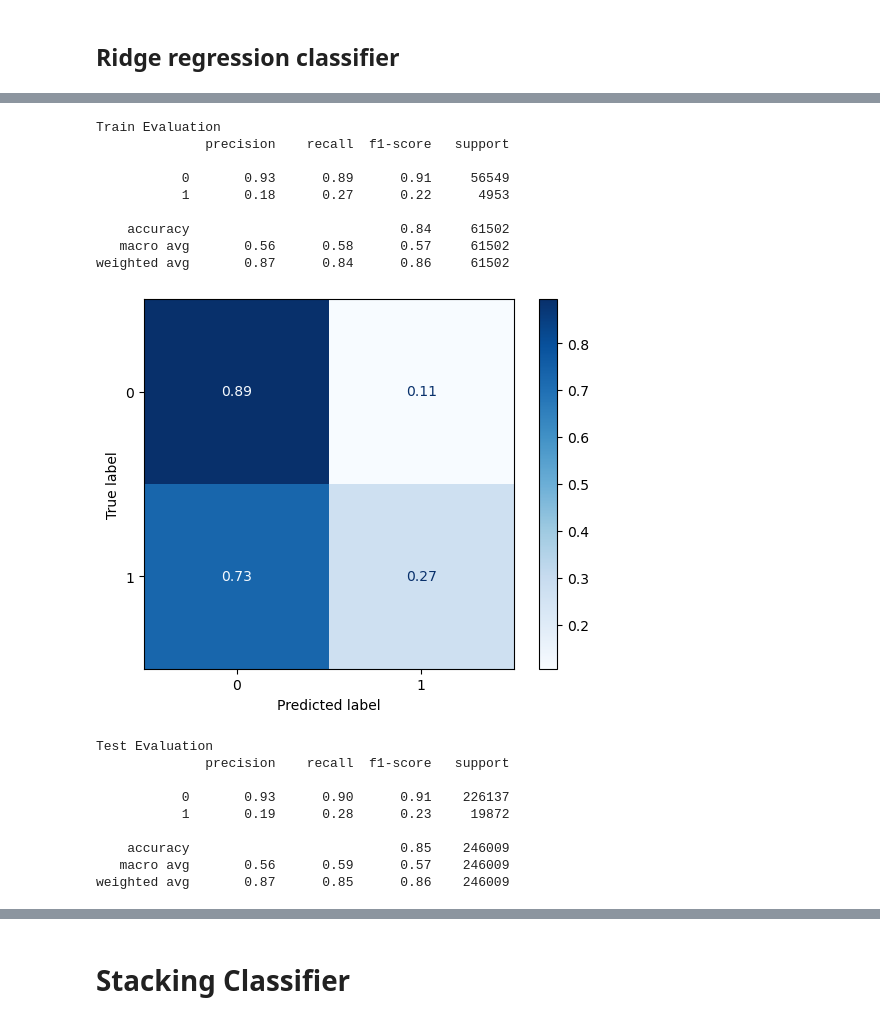
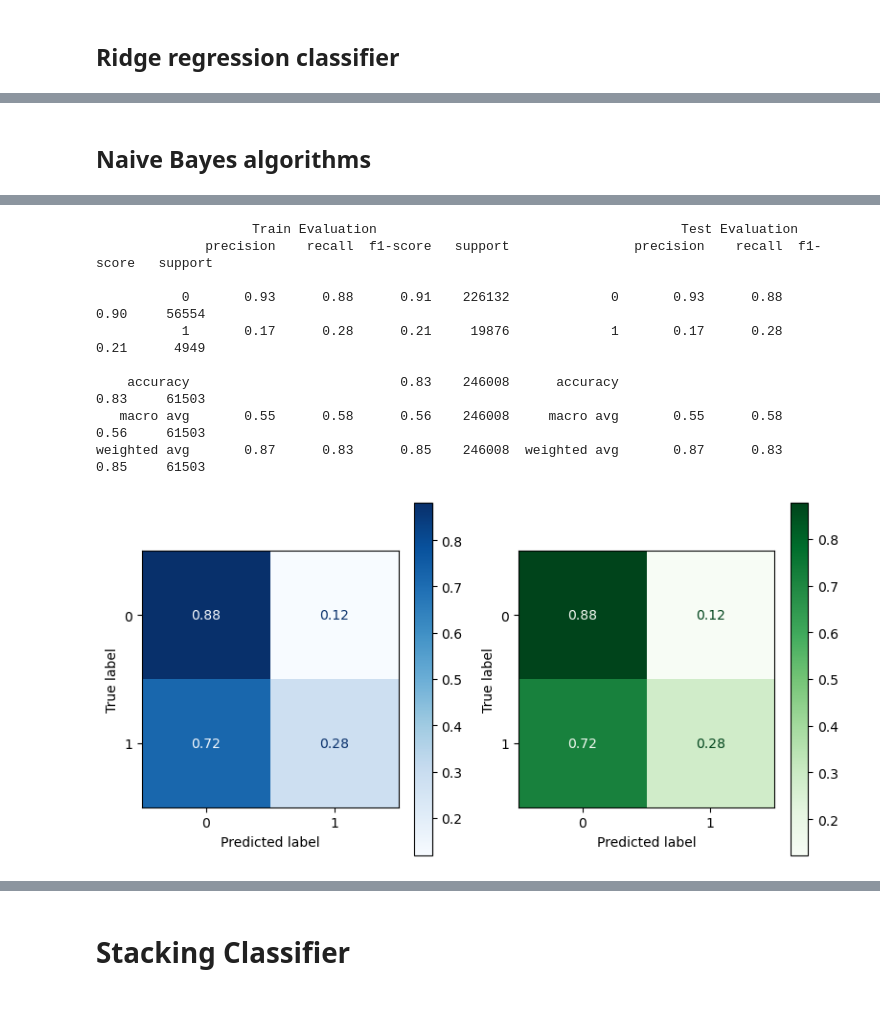
Before and after one commit to bkusuma/home-credit-default-risk, a Jupyter notebook: kaggle/working/02_Modelling.ipynb, the cells around one changed output, grey strips where cells are left out. Drawn from its saved outputs; the diff is of its cells as text; code cells hidden in the pictures.

Commit message:
modelling ready to run

```diff
--- a/kaggle/working/02_Modelling.ipynb
+++ b/kaggle/working/02_Modelling.ipynb
@@ -307,11 +299,8 @@ roc_auc_score(y_test, ridge_cv_pipe.predict(X_test))
 # %%
-hgb = HistGradientBoostingClassifier(scoring="roc_auc", random_state=42, class_weight="balanced")
-hgb_pipe = make_pipeline(preprocessor, StandardScaler(), hgb).fit(X_train, y_train)
+hgb = HistGradientBoostingClassifier(scoring="roc_auc", random_state=42, class_weight="balanced").fit(X_train, y_train)
 
-hgb_results = eval_classification(hgb_pipe, X_train, y_train, X_test, y_test,
+hgb_results = eval_classification(hgb, X_train, y_train, X_test, y_test,
                                   model_name="Histogram-based Gradient Boosting Classification Tree", results_frame=rf_cv_results)
-
-hgb_results
 # %% [output]
 Train Evaluation
               precision    recall  f1-score   support
@@ -346,11 +337,8 @@ weighted avg       0.89      0.72      0.78    246009
 # %%
-xgb = XGBClassifier()
-xgb_pipe = make_pipeline(preprocessor, StandardScaler(), xgb).fit(X_train, y_train)
+xgb = XGBClassifier().fit(X_train, y_train)
 
-xgb_results = eval_classification(xgb_pipe, X_train, y_train, X_test, y_test,
+xgb_results = eval_classification(xgb, X_train, y_train, X_test, y_test,
                                   model_name="XGBoost", results_frame=hgb_results)
-
-xgb_results
 # %% [output]
 Train Evaluation
               precision    recall  f1-score   support
@@ -384,13 +372,10 @@ weighted avg       0.88      0.92      0.89    246009
 | Histogram-based Gradient Boosting... | 0.736366 | 0.716913 | 0.201916 | 0.169082 | 0.770038 | 0.639845 | 0.319940 | 0.267481 | 0.833163 | ... |
 | XGBoost | 0.941010 | 0.917312 | 0.965566 | 0.393472 | 0.277408 | 0.043680 | 0.430991 | 0.078630 | 0.955115 | ... |
 # %%
-xgbrf = XGBRFClassifier()
-xgbrf_pipe = make_pipeline(preprocessor, StandardScaler(), xgbrf).fit(X_train, y_train)
+xgbrf = XGBRFClassifier().fit(X_train, y_train)
 
-xgbrf_results = eval_classification(xgbrf_pipe, X_train, y_train, X_test, y_test,
+xgbrf_results = eval_classification(xgbrf, X_train, y_train, X_test, y_test,
                                   model_name="XGBoost Random Forest", results_frame=xgb_results)
-
-xgbrf_results
 # %% [output]
 Train Evaluation
               precision    recall  f1-score   support
@@ -442,13 +412,10 @@ xgbrf_results.sort_values(by="test_auc")
+# %% [markdown]
+## Naive Bayes algorithms
 # %%
-from sklearn.naive_bayes import GaussianNB
+gnb = GaussianNB().fit(X_train, y_train)
 
-base_clf = GaussianNB()
-base_clf_pipe = make_pipeline(preprocessor, StandardScaler(), base_clf).fit(X_train, y_train)
-
-base_clf_results = eval_classification(base_clf_pipe, X_train, y_train, X_test, y_test,
-                                  model_name="Gaussian", results_frame=stacked_results)
-
-base_clf_results
+gnb_results = eval_classification(gnb, X_train, y_train, X_test, y_test,
+                                  model_name="Gaussian", results_frame=xgbrf_results)
 # %% [output]
 Train Evaluation
               precision    recall  f1-score   support
@@ -485,32 +452,18 @@ weighted avg       0.88      0.11      0.08    246009
 | Stacked Classifier | 0.943449 | 0.919438 | 1.000000 | 0.553753 | 0.297799 | 0.013738 | 0.458930 | 0.026811 | 0.983531 | ... |
 | Gaussian | 0.113102 | 0.113358 | 0.081727 | 0.082061 | 0.978195 | 0.979418 | 0.150850 | 0.151435 | 0.519696 | ... |
 # %%
-from sklearn.naive_bayes import BernoulliNB
+bnb = BernoulliNB().fit(X_train, y_train)
 
-ber_clf = BernoulliNB()
-ber_clf_pipe = make_pipeline(preprocessor, StandardScaler(), ber_clf).fit(X_train, y_train)
-
-ber_clf_results = eval_classification(ber_clf_pipe, X_train, y_train, X_test, y_test,
-                                  model_name="Bernoulli", results_frame=base_clf_results)
-
-ber_clf_results
+bnb_results = eval_classification(bnb, X_train, y_train, X_test, y_test,
+                                  model_name="Bernoulli", results_frame=gnb_results)
 # %% [output]
-Train Evaluation
-              precision    recall  f1-score   support
+                    Train Evaluation                                       Test Evaluation
+              precision    recall  f1-score   support                precision    recall  f1-score   support
 
-           0       0.93      0.89      0.91     56549
-           1       0.18      0.27      0.22      4953
+           0       0.93      0.88      0.91    226132             0       0.93      0.88      0.90     56554
+           1       0.17      0.28      0.21     19876             1       0.17      0.28      0.21      4949
 
-    accuracy                           0.84     61502
-   macro avg       0.56      0.58      0.57     61502
-weighted avg       0.87      0.84      0.86     61502
+    accuracy                           0.83    246008      accuracy                           0.83     61503
+   macro avg       0.55      0.58      0.56    246008     macro avg       0.55      0.58      0.56     61503
+weighted avg       0.87      0.83      0.85    246008  weighted avg       0.87      0.83      0.85     61503
-[figure, old version]
+[figure, new version]
-Test Evaluation
-              precision    recall  f1-score   support
-
-           0       0.93      0.90      0.91    226137
-           1       0.19      0.28      0.23     19872
-
-    accuracy                           0.85    246009
-   macro avg       0.56      0.59      0.57    246009
-weighted avg       0.87      0.85      0.86    246009
```
Also changed, not shown: parts of 28 cells of this notebook, 4 other files.
